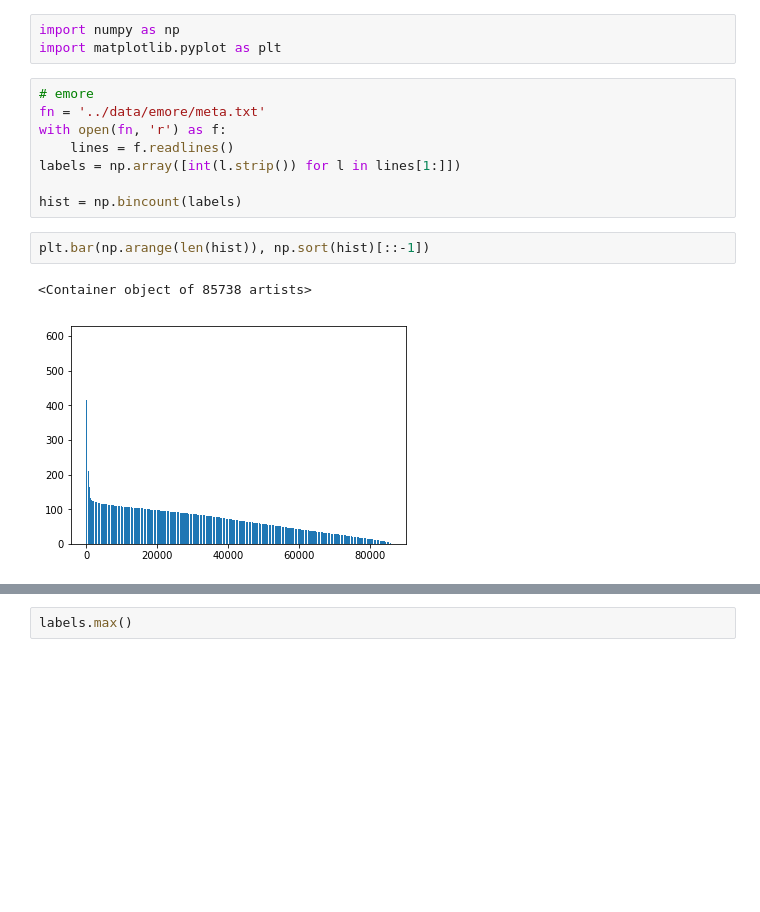
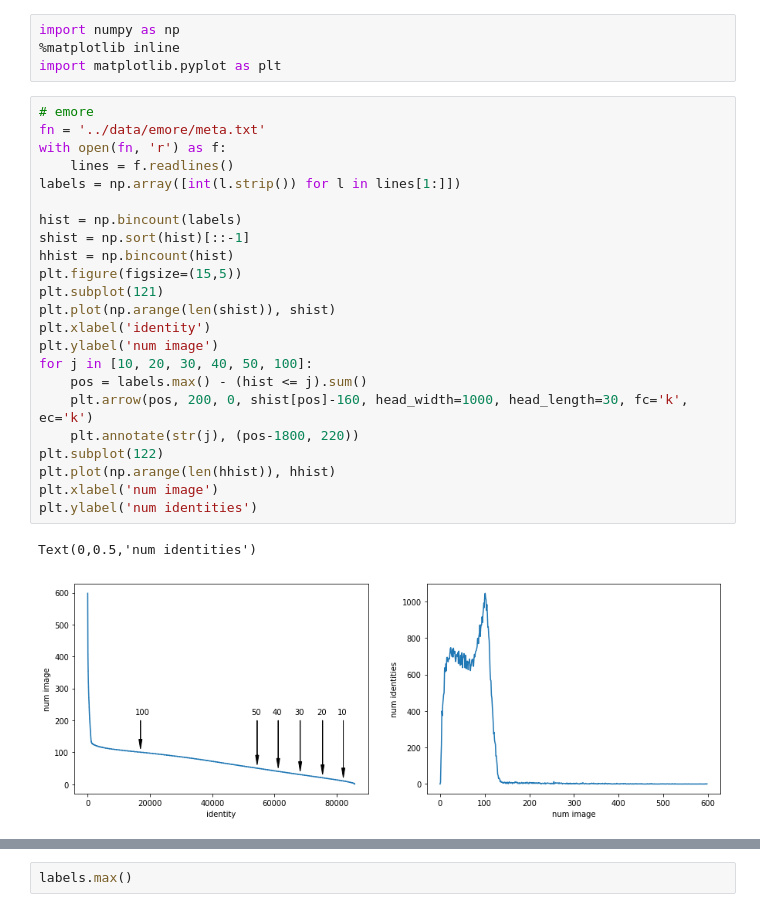
Before and after one commit to XiaohangZhan/face_recognition_framework, a Jupyter notebook: scripts/data_stats.ipynb, the cells around one changed output, grey strips where cells are left out. Cells and saved outputs as stored; diff of their text form; blank space fills up the shorter version.

```diff
--- a/scripts/data_stats.ipynb
+++ b/scripts/data_stats.ipynb
@@ -1,19 +1,33 @@
 # %%
 import numpy as np
+%matplotlib inline
 import matplotlib.pyplot as plt
-# %%
-# emore
-fn = '../data/emore/meta.txt'
-with open(fn, 'r') as f:
-    lines = f.readlines()
-labels = np.array([int(l.strip()) for l in lines[1:]])
-
-hist = np.bincount(labels)
-# %%
-plt.bar(np.arange(len(hist)), np.sort(hist)[::-1])
-# %% [output]
-<Container object of 85738 artists>
-[figure, removed]
+# %%
+# emore
+fn = '../data/emore/meta.txt'
+with open(fn, 'r') as f:
+    lines = f.readlines()
+labels = np.array([int(l.strip()) for l in lines[1:]])
+
+hist = np.bincount(labels)
+shist = np.sort(hist)[::-1]
+hhist = np.bincount(hist)
+plt.figure(figsize=(15,5))
+plt.subplot(121)
+plt.plot(np.arange(len(shist)), shist)
+plt.xlabel('identity')
+plt.ylabel('num image')
+for j in [10, 20, 30, 40, 50, 100]:
+    pos = labels.max() - (hist <= j).sum()
+    plt.arrow(pos, 200, 0, shist[pos]-160, head_width=1000, head_length=30, fc='k', ec='k')
+    plt.annotate(str(j), (pos-1800, 220))
+plt.subplot(122)
+plt.plot(np.arange(len(hhist)), hhist)
+plt.xlabel('num image')
+plt.ylabel('num identities')
+# %% [output]
+Text(0,0.5,'num identities')
+[figure, added]
 # %%
 # megaface
 fn = '/mnt/lustre/douhaoxuan/Megaface/megafaceclean_label.txt'
```
Also changed, not shown: parts of 4 cells of this notebook, 20 other files.
